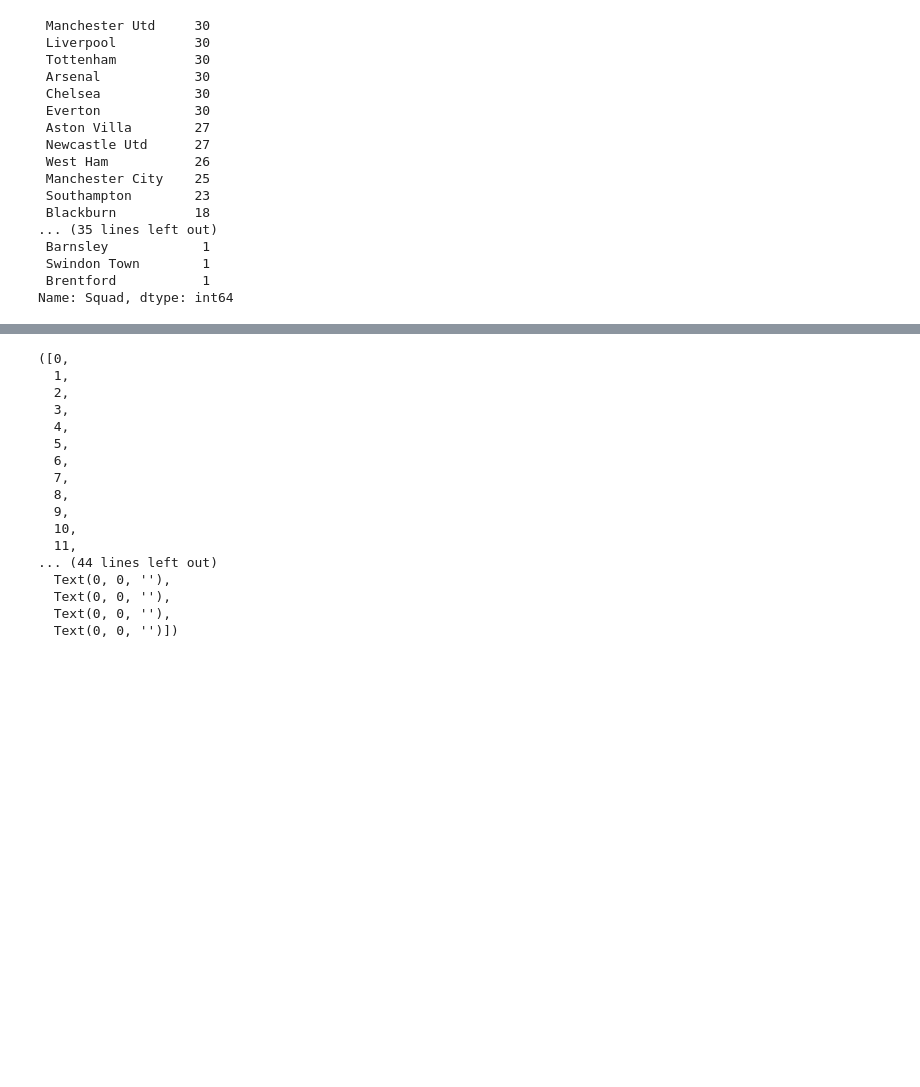
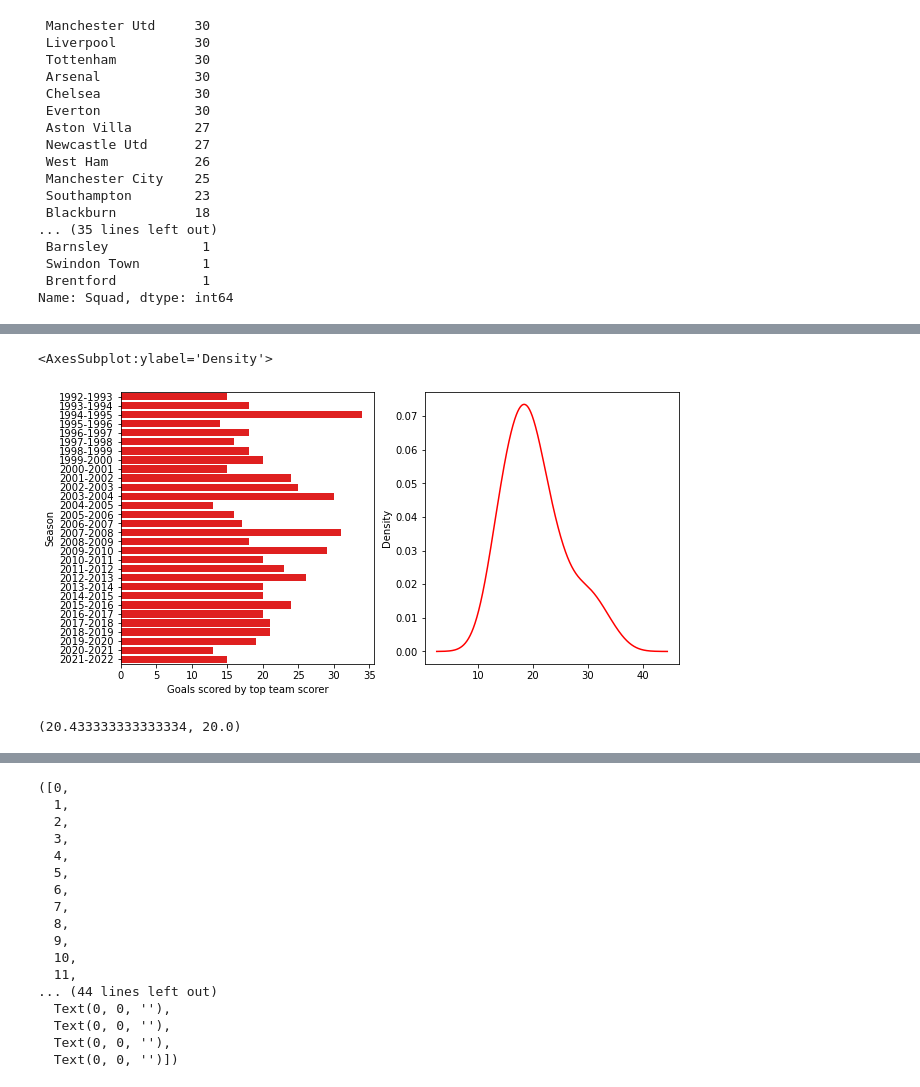
Before and after one commit to Aniket-Raikwar1/Premier_League_data_analysis, a Jupyter notebook: Analysing premier league seasons.ipynb, the cells around one changed output, grey strips where cells are left out. Drawn from its saved outputs; the diff is of its cells as text; code cells hidden in the pictures; blank space fills up the shorter version.

```diff
--- a/Analysing premier league seasons.ipynb
+++ b/Analysing premier league seasons.ipynb
@@ -385,0 +464,13 @@ pd.DataFrame(All_season.groupby(by="Season")['GF'].mean()).reset_index()
+# %%
+plt.figure(figsize=(10,5))
+plt.subplot(1,2,1)
+sns.barplot(data=rank_1,y='Season',x='Goals scored by top team scorer',color='r')
+plt.subplot(1,2,2)
+rank_1['Goals scored by top team scorer'].plot(kind="kde",color='r')
+# %% [output]
+<AxesSubplot:ylabel='Density'>
+[figure, added]
+# %%
+rank_1['Goals scored by top team scorer'].mean(),rank_1['Goals scored by top team scorer'].median()
+# %% [output]
+(20.433333333333334, 20.0)
```
Also changed, not shown: parts of 83 cells of this notebook.
